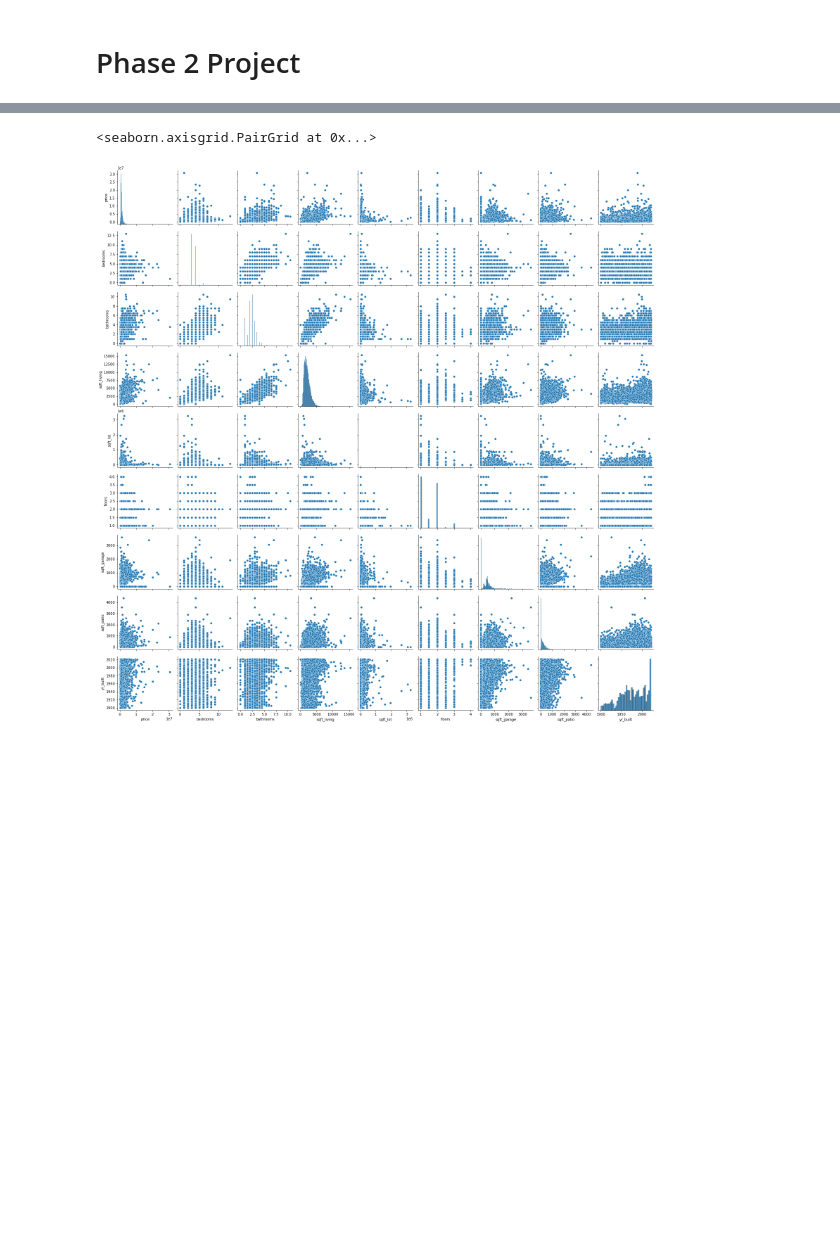
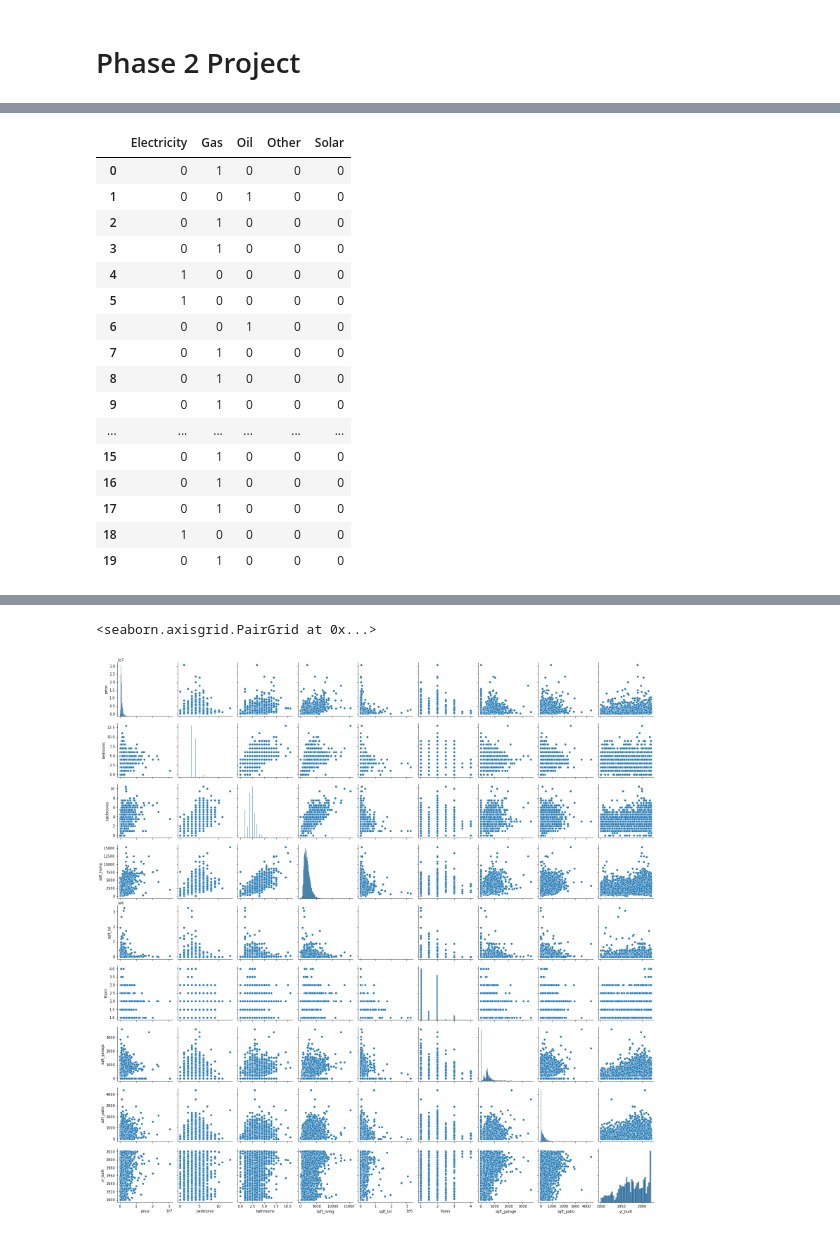
Before and after one commit to josecastillofl/Phase_2_Project, a Jupyter notebook: Untitled.ipynb, the cells around one changed output, grey strips where cells are left out. Saved outputs shown, nothing was run; the diff lists cells and outputs as text; code cells hidden in the pictures; blank space fills up the shorter version.

```diff
--- a/Untitled.ipynb
+++ b/Untitled.ipynb
@@ -45,0 +58,10 @@ df1 = df.drop(['waterfront', 'greenbelt', 'nuisance', 'grade', 'heat_source', 's
+# %%
+# Make dummy tables for potential categorical features
+
+dummy_bedrooms = pd.get_dummies(df['bedrooms'], drop_first=True)
+dummy_bathrooms = pd.get_dummies(df['bathrooms'], drop_first=True)
+dummy_floors = pd.get_dummies(df['floors'], drop_first=True)
+dummy_view = pd.get_dummies(df['view'], drop_first=True)
+dummy_condition = pd.get_dummies(df['condition'], drop_first=True)
+dummy_grade = pd.get_dummies(df['grade'], drop_first=True)
+dummy_heat_source = df['heat_source'].str.get_dummies(sep='/')
@@ -45,0 +79,20 @@ df1 = df.drop(['waterfront', 'greenbelt', 'nuisance', 'grade', 'heat_source', 's
+# %%
+dummy_heat_source.head(20)
+# %% [output]
+|  | Electricity | Gas | Oil | Other | Solar |
+| 0 | 0 | 1 | 0 | 0 | 0 |
+| 1 | 0 | 0 | 1 | 0 | 0 |
+| 2 | 0 | 1 | 0 | 0 | 0 |
+| 3 | 0 | 1 | 0 | 0 | 0 |
+| 4 | 1 | 0 | 0 | 0 | 0 |
+| 5 | 1 | 0 | 0 | 0 | 0 |
+| 6 | 0 | 0 | 1 | 0 | 0 |
+| 7 | 0 | 1 | 0 | 0 | 0 |
+| 8 | 0 | 1 | 0 | 0 | 0 |
+| 9 | 0 | 1 | 0 | 0 | 0 |
+| ... | ... | ... | ... | ... | ... |
+| 15 | 0 | 1 | 0 | 0 | 0 |
+| 16 | 0 | 1 | 0 | 0 | 0 |
+| 17 | 0 | 1 | 0 | 0 | 0 |
+| 18 | 1 | 0 | 0 | 0 | 0 |
+| 19 | 0 | 1 | 0 | 0 | 0 |
```
Also changed, not shown: parts of 35 cells of this notebook.
